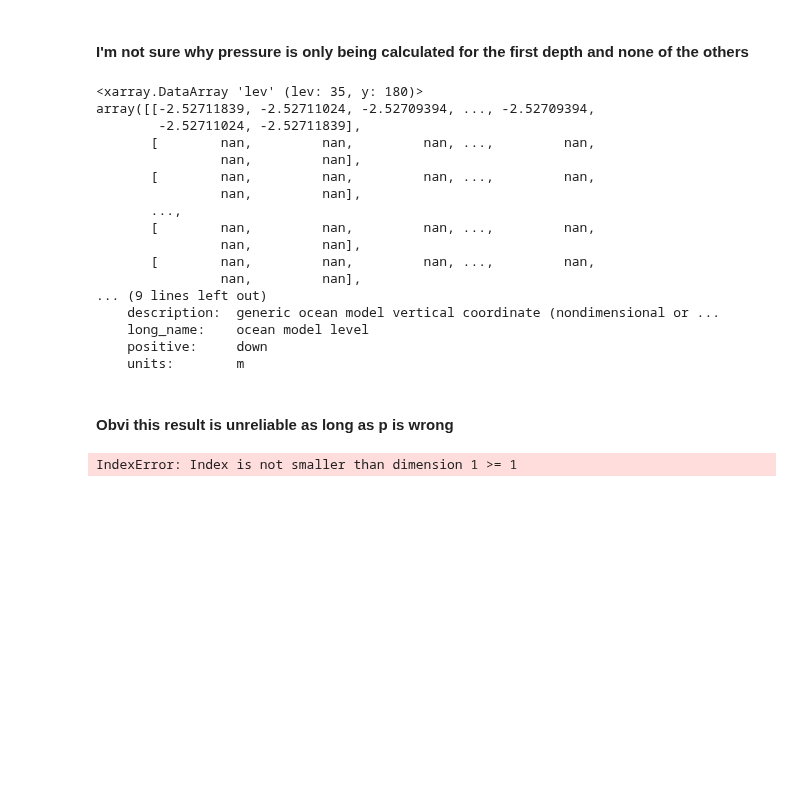
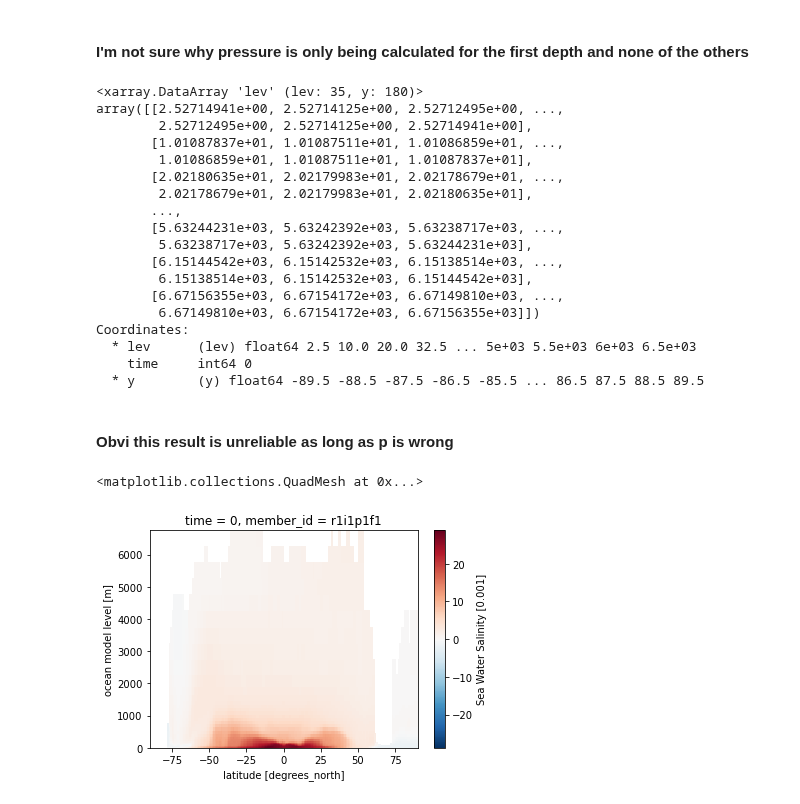
Before and after one commit to gmacgilchrist/seniorthesis, a Jupyter notebook: notebooks/pco2_calc.ipynb, the cells around one changed output. Drawn from its saved outputs; the diff is of its cells as text; code cells hidden in the pictures; blank space fills up the shorter version.

```diff
--- a/notebooks/pco2_calc.ipynb
+++ b/notebooks/pco2_calc.ipynb
@@ -221,29 +297,33 @@ pres = calc_PpCO2(ds)
 #### I'm not sure why pressure is only being calculated for the first depth and none of the others
 # %%
 ds = dset_dict['CMIP.NOAA-GFDL.GFDL-ESM4.historical.Omon.gr'].isel(time=0).sel(x=slice(180,200)).mean('x',keep_attrs=True)
-p = gsw.p_from_z(ds['lev'], ds['y'], geo_strf_dyn_height=0, sea_surface_geopotential=0)
+p = gsw.p_from_z(-1*ds['lev'], ds['y'], geo_strf_dyn_height=0, sea_surface_geopotential=0)
 p
 # %% [output]
 <xarray.DataArray 'lev' (lev: 35, y: 180)>
-array([[-2.52711839, -2.52711024, -2.52709394, ..., -2.52709394,
-        -2.52711024, -2.52711839],
-       [        nan,         nan,         nan, ...,         nan,
-                nan,         nan],
-       [        nan,         nan,         nan, ...,         nan,
-                nan,         nan],
+array([[2.52714941e+00, 2.52714125e+00, 2.52712495e+00, ...,
+        2.52712495e+00, 2.52714125e+00, 2.52714941e+00],
+       [1.01087837e+01, 1.01087511e+01, 1.01086859e+01, ...,
+        1.01086859e+01, 1.01087511e+01, 1.01087837e+01],
+       [2.02180635e+01, 2.02179983e+01, 2.02178679e+01, ...,
+        2.02178679e+01, 2.02179983e+01, 2.02180635e+01],
        ...,
-       [        nan,         nan,         nan, ...,         nan,
-                nan,         nan],
-       [        nan,         nan,         nan, ...,         nan,
-                nan,         nan],
-... (9 lines left out)
-    description:  generic ocean model vertical coordinate (nondimensional or ...
-    long_name:    ocean model level
-    positive:     down
-    units:        m
+       [5.63244231e+03, 5.63242392e+03, 5.63238717e+03, ...,
+        5.63238717e+03, 5.63242392e+03, 5.63244231e+03],
+       [6.15144542e+03, 6.15142532e+03, 6.15138514e+03, ...,
+        6.15138514e+03, 6.15142532e+03, 6.15144542e+03],
+       [6.67156355e+03, 6.67154172e+03, 6.67149810e+03, ...,
+        6.67149810e+03, 6.67154172e+03, 6.67156355e+03]])
+Coordinates:
+  * lev      (lev) float64 2.5 10.0 20.0 32.5 ... 5e+03 5.5e+03 6e+03 6.5e+03
+    time     int64 0
+  * y        (y) float64 -89.5 -88.5 -87.5 -86.5 -85.5 ... 86.5 87.5 88.5 89.5
 # %% [markdown]
 #### Obvi this result is unreliable as long as p is wrong
-# %%
-insitutemp = gsw.t_from_CT(ds['talk'], ds['thetao'], p)
-# %% [output]
-IndexError: Index is not smaller than dimension 1 >= 1
+# %%
+ds = dset_dict['CMIP.NOAA-GFDL.GFDL-ESM4.historical.Omon.gr'].isel(time=0).sel(x=slice(180,200)).mean('x',keep_attrs=True)
+insitutemp = gsw.t_from_CT(ds['so'], ds['thetao'], p)
+insitutemp.plot()
+# %% [output]
+<matplotlib.collections.QuadMesh at 0x...>
+[figure, added]
```
Also changed, not shown: parts of 14 cells of this notebook.
